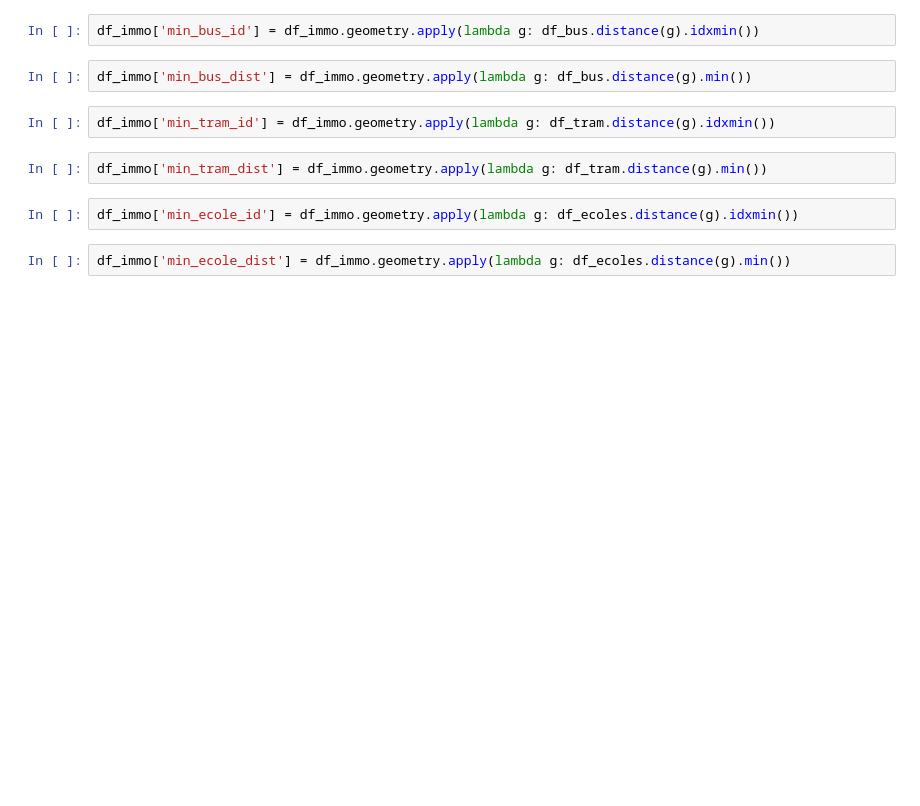
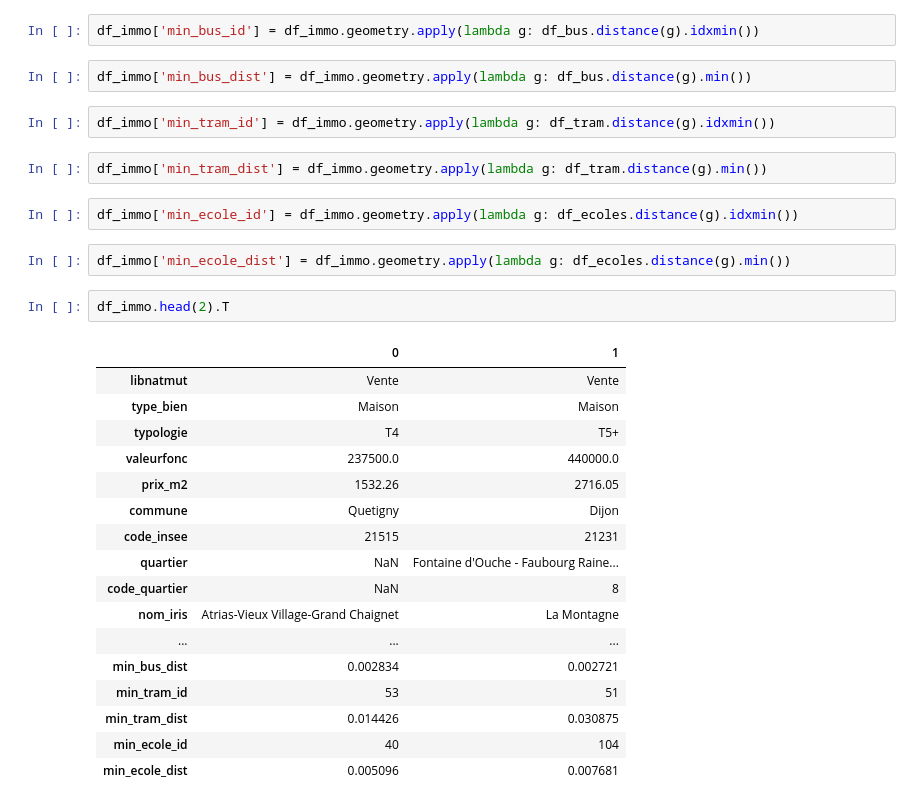
Before and after one commit to gpenessot/predictions_prix_immo_dijon, a Jupyter notebook: notebooks/eda.ipynb, the cells around one changed output. Drawn from its saved outputs; the diff is of its cells as text; blank space fills up the shorter version.

```diff
--- a/notebooks/eda.ipynb
+++ b/notebooks/eda.ipynb
@@ -52,3 +68,23 @@ df_immo['min_tram_dist'] = df_immo.geometry.apply(lambda g: df_tram.distance(g).
 df_immo['min_ecole_id'] = df_immo.geometry.apply(lambda g: df_ecoles.distance(g).idxmin())
 # %%
 df_immo['min_ecole_dist'] = df_immo.geometry.apply(lambda g: df_ecoles.distance(g).min())
+# %%
+df_immo.head(2).T
+# %% [output]
+|  | 0 | 1 |
+| libnatmut | Vente | Vente |
+| type_bien | Maison | Maison |
+| typologie | T4 | T5+ |
+| valeurfonc | 237500.0 | 440000.0 |
+| prix_m2 | 1532.26 | 2716.05 |
+| commune | Quetigny | Dijon |
+| code_insee | 21515 | 21231 |
+| quartier | NaN | Fontaine d'Ouche - Faubourg Raine... |
+| code_quartier | NaN | 8 |
+| nom_iris | Atrias-Vieux Village-Grand Chaignet | La Montagne |
+| ... | ... | ... |
+| min_bus_dist | 0.002834 | 0.002721 |
+| min_tram_id | 53 | 51 |
+| min_tram_dist | 0.014426 | 0.030875 |
+| min_ecole_id | 40 | 104 |
+| min_ecole_dist | 0.005096 | 0.007681 |
```
Also changed, not shown: parts of 17 cells of this notebook, 1 other file.
